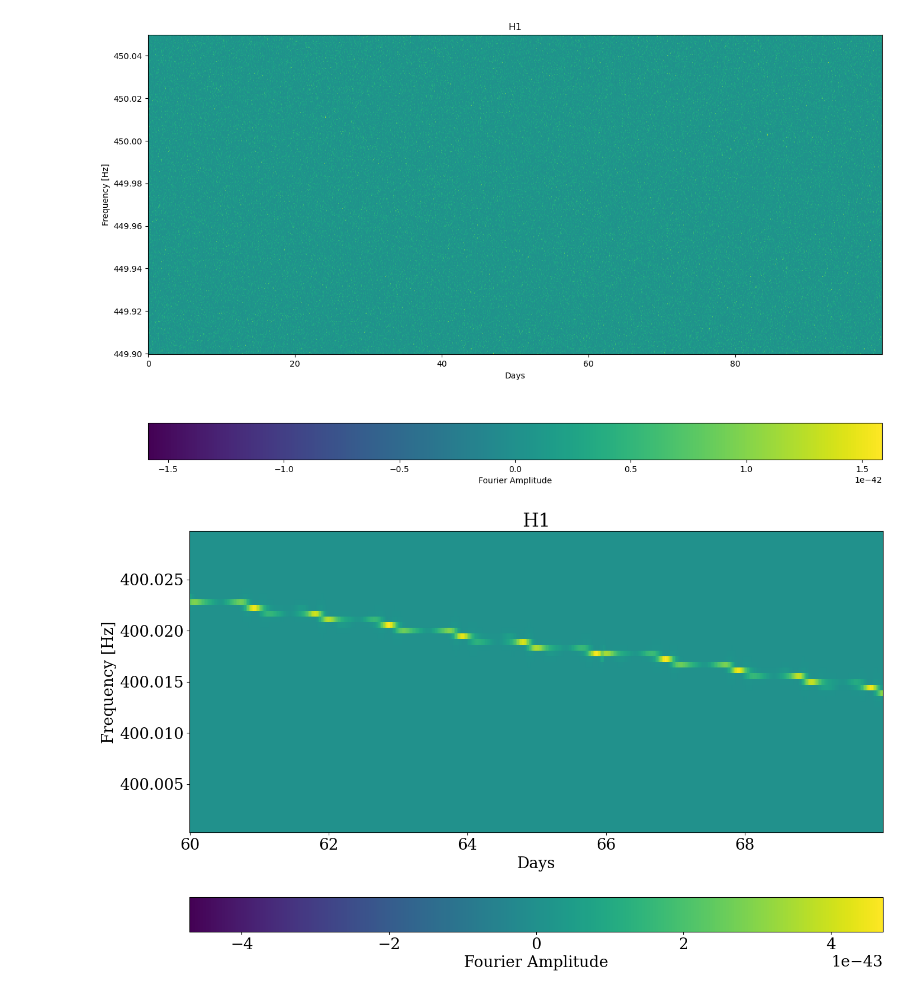
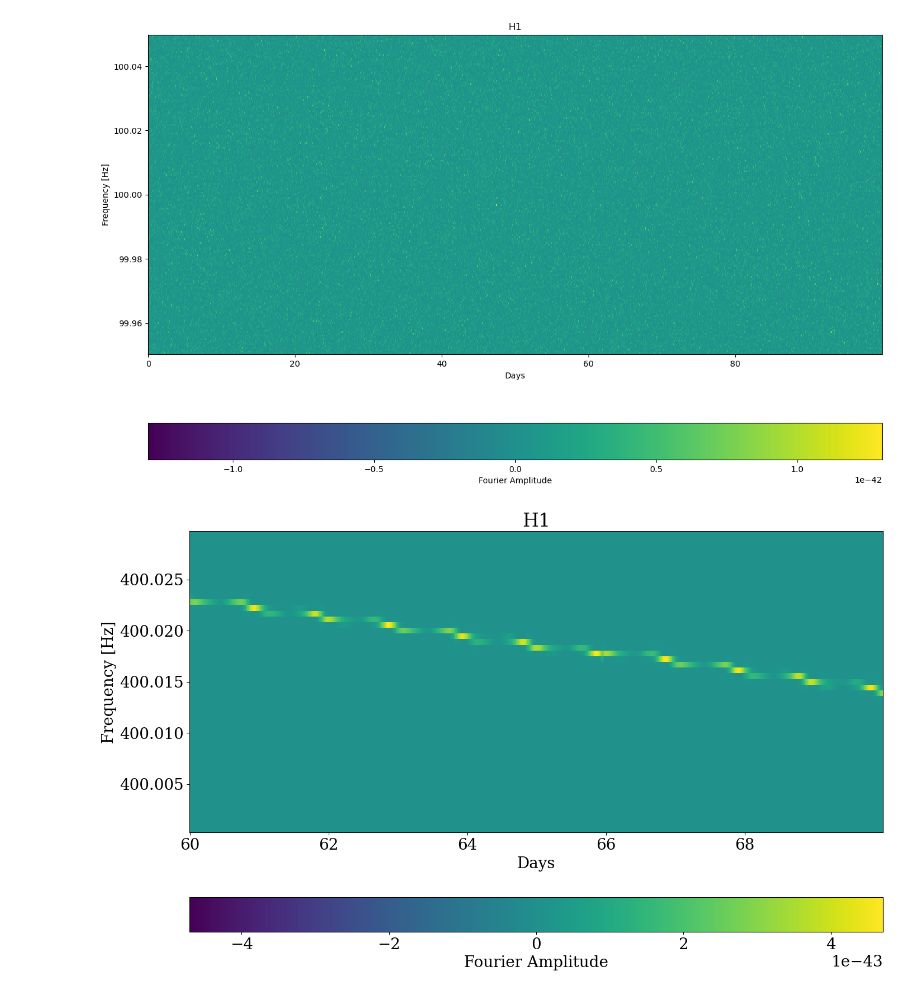
Before and after one commit to damondmc/simGlitch, a Jupyter notebook: plot.ipynb, the cells around one changed output. Cells and saved outputs as stored; diff of their text form; code cells hidden in the pictures.

```diff
--- a/plot.ipynb
+++ b/plot.ipynb
@@ -79,0 +97,40 @@ frequency, timestamps, fourier_data = get_sft_as_arrays('./data/with_glitch/simC
+# %%
+from cw_manager.target import CassA as target
+
+label="{}sim".format(target.name)
+
+writer_kwargs = {
+    "label": label,
+    "outdir": label,
+    "tstart": ts,
+    "duration": 100 * 86400,
+    "detectors": "H1",
+    "sqrtSX": 1e-23,
+    "Tsft": 1800,
+    "SFTWindowType": "tukey",
+    "SFTWindowParam": 0.01,
+}
+
+signal_parameters = {
+    "F0": f0[0],
+    "F1": f1[0],
+    "F2": f2[0],
+    "Alpha": target.alpha,
+    "Delta": target.delta,
+    "h0": 8e-24,
+    "cosi": cosi[0],
+    "psi": psi[0],
+    "phi": phi[0],
+    "tref":ts + 50*86400,
+}
+
+writer = Writer(**writer_kwargs, **signal_parameters)
+writer.make_data()
+# %%
+frequency, timestamps, fourier_data = get_sft_as_arrays(writer.sftfilepath)
+
+data = fourier_data['H1'].real ** 2 + fourier_data['H1'].imag ** 2
+
+fig, ax = plot_spectrograms(
+    timestamps['H1'], frequency, data,
+);
@@ -80,13 +140,13 @@ frequency, timestamps, fourier_data = get_sft_as_arrays('./data/with_glitch/simC
 # %%
 det = 'H1'
 data1 = fourier_data[det].real ** 2 + fourier_data[det].imag ** 2
 
-idx = np.where((frequency<450.05)*(frequency>449.9))[0]
+idx = np.where((frequency<100.05)*(frequency>99.95))[0]
 fig, ax = plot_spectrograms(
     timestamps[det], frequency[idx], data1[idx],
 );
 # %% [output]
-[figure, old version]
+[figure, new version]
 # %%
 idx = np.where((frequency<400.075)*(frequency>399.95))[0]
 # %%
```
Also changed, not shown: parts of 4 cells of this notebook, 26 other files.
